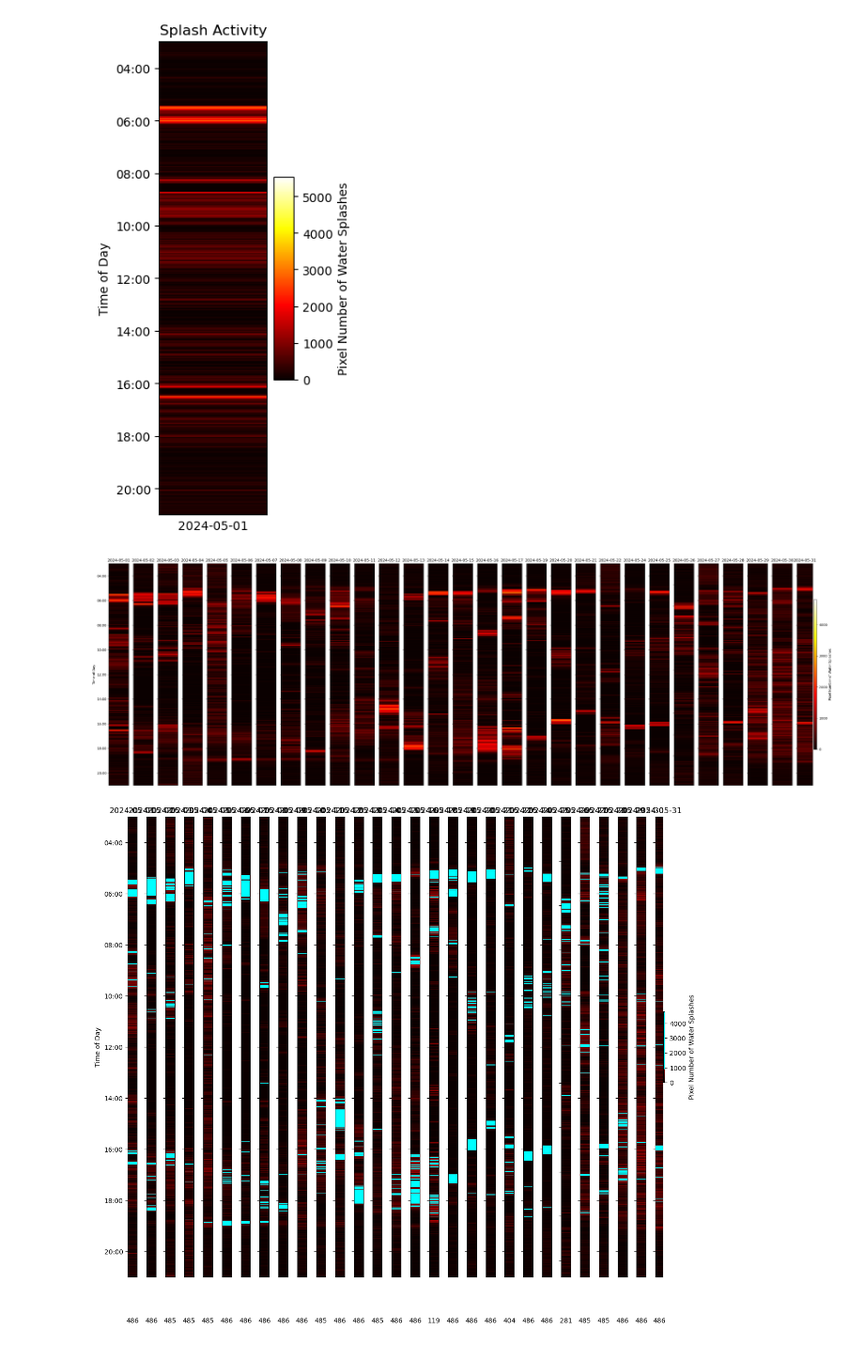
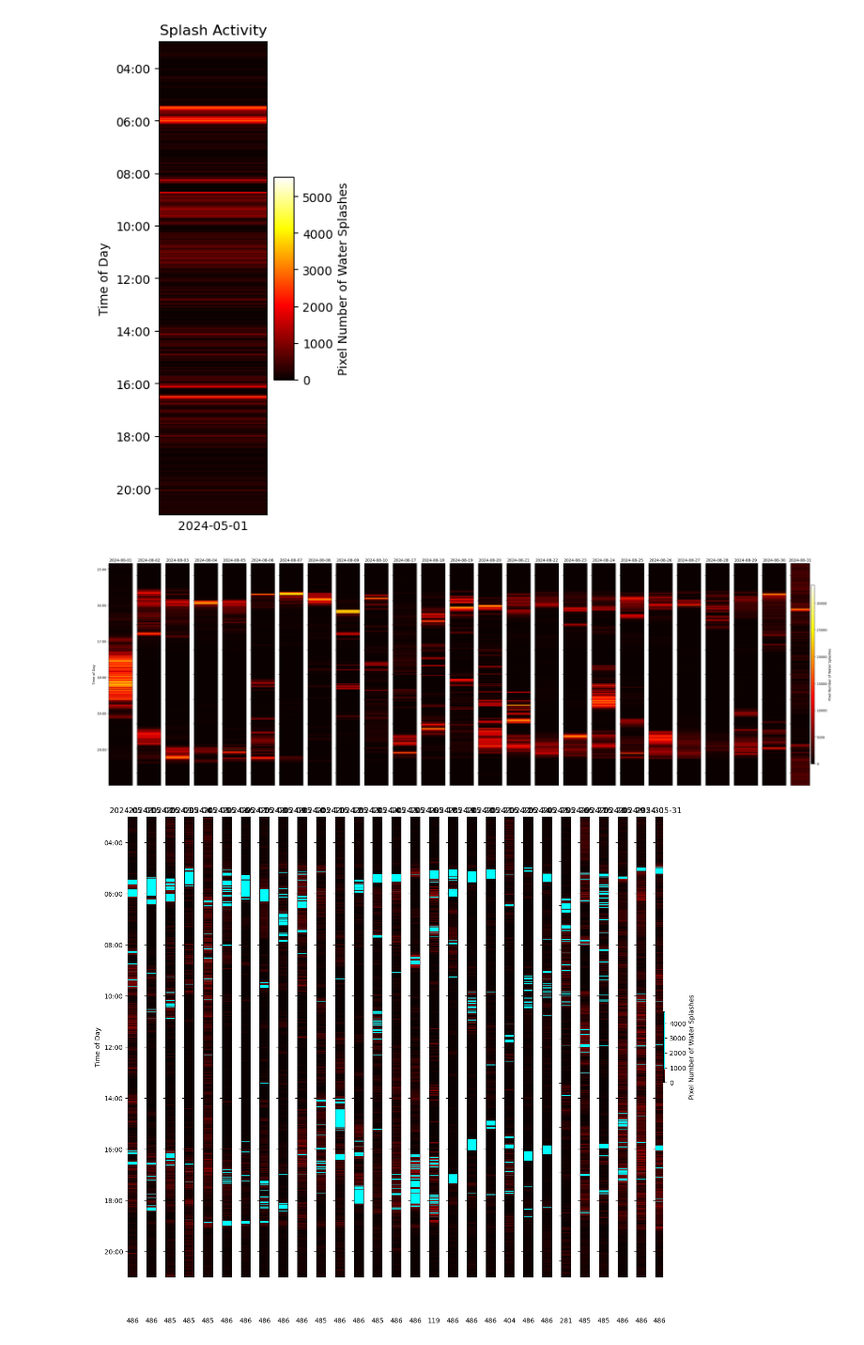
Before and after one commit to Eat-Apple-Again/RipplesDetection, a Jupyter notebook: ar2DB/inference/draw_heatmap.ipynb, the cells around one changed output. Shown at 94% size. Cells and saved outputs as stored; diff of their text form; code cells hidden in the pictures.

Commit message:
inference August, 2024

```diff
--- a/ar2DB/inference/draw_heatmap.ipynb
+++ b/ar2DB/inference/draw_heatmap.ipynb
@@ -110,35 +110,35 @@ def plot_heatmap(ax, times, pixel_numbers, json_date, is_first, is_last):
 
     if is_first:
         ax.set_ylabel('Time of Day')
     elif is_last:
         ax.set_yticklabels([])
         cbar = plt.colorbar(img, ax=ax, aspect=50)
         cbar.set_label('Pixel Number of Water Splashes')
     else:
         ax.set_yticklabels([])
 
 
 # 處理一個資料夾內的所有JSON檔案
 def process_folder(folder_path):
     json_files = [f for f in sorted(os.listdir(folder_path)) if f.endswith('.json')]
     json_files = sorted(json_files, key=lambda x: datetime.strptime(x.replace('pixel_counts_', '').replace('.json', ''), '%Y%m%d'))
 
     fig, axes = plt.subplots(1, len(json_files), figsize=(32, 10))
 
     for ax, filename in zip(axes, json_files):
         json_path = os.path.join(folder_path, filename)
         json_data = read_json(json_path)
         times, pixel_numbers = process_data(json_data)
         json_date = times[0].strftime('%Y-%m-%d')
         plot_heatmap(ax, times, pixel_numbers, json_date, ax is axes[0], ax is axes[-1])
 
     plt.tight_layout()
     plt.show()
 
 #folder_path = select_folder()
-process_folder("D:/Inference/鱸魚_高雄黃明和/jsons")
+process_folder("D:/ar2DB_8月/jsons")
 # %% [output]
-[figure, old version]
+[figure, new version]
 # %%
 import matplotlib.pyplot as plt
 import matplotlib.dates as mdates
```
Also changed, not shown: 3 other files.
